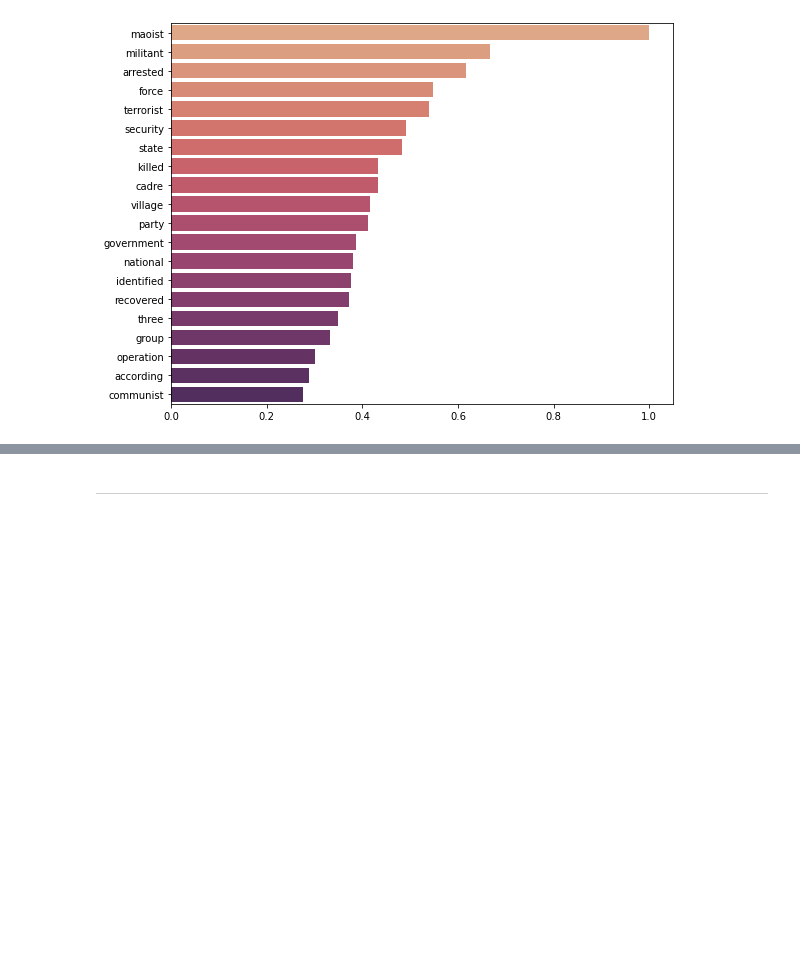
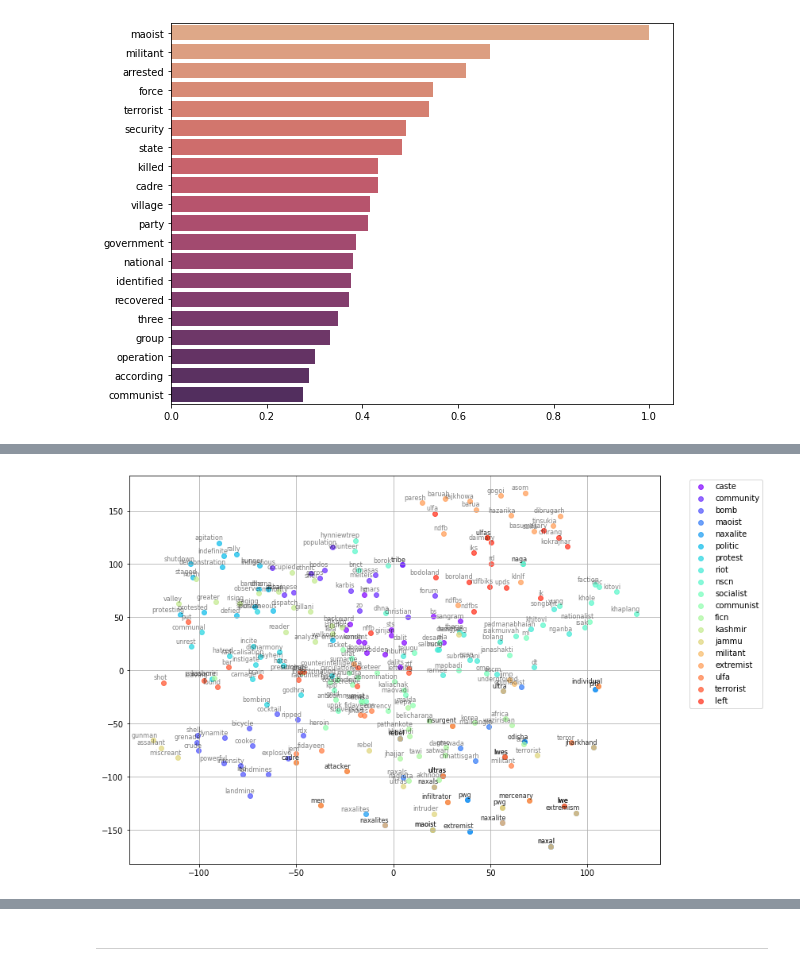
Before and after one commit to jonathanold/conflict-india, a Jupyter notebook: code/satp_descriptive_analysis.ipynb, the cells around one changed output, grey strips where cells are left out. Cells and saved outputs as stored; diff of their text form; code cells hidden in the pictures; blank space fills up the shorter version.

```diff
--- a/code/satp_descriptive_analysis.ipynb
+++ b/code/satp_descriptive_analysis.ipynb
@@ -445,7 +450,7 @@ full_train = [text.split() for text in cleaned_satp_full['description']]
 full_sample = np.array(['caste', 'community', 'bomb', 'maoist', 'naxalite', 'politic', 'protest', 'riot', 'nscn', 'socialist', 'communist', 'ficn', 'kashmir', 'jammu', 'militant', 'extremist', 'ulfa', 'terrorist', 'left', 'ndfb'])
 
 # Generate embeddings with 15 words in each cluster
-full_clusters, full_embeddings = generate_embeddings(full_train, rand_sample, 15)
+full_clusters, full_embeddings = generate_embeddings(full_train, full_sample, 15)
 
 # Reduce dimensions (10 nearest neighbors, 3 dimensions)
 full_new_embeddings = tsne(full_embeddings, perplexity=10, n_components=3)
@@ -464,3 +469,8 @@ def generate_3d_plot(embeddings):
 generate_3d_plot(full_new_embeddings)
 # %% [output]
 [interactive output not drawn]
+# %%
+# x-y projection
+tsne_plot_similar_words(full_sample, full_new_embeddings[:, :, [0, 1]], full_clusters, a=0.7)
+# %% [output]
+[figure, added]
```
Also changed, not shown: parts of 6 cells of this notebook.
